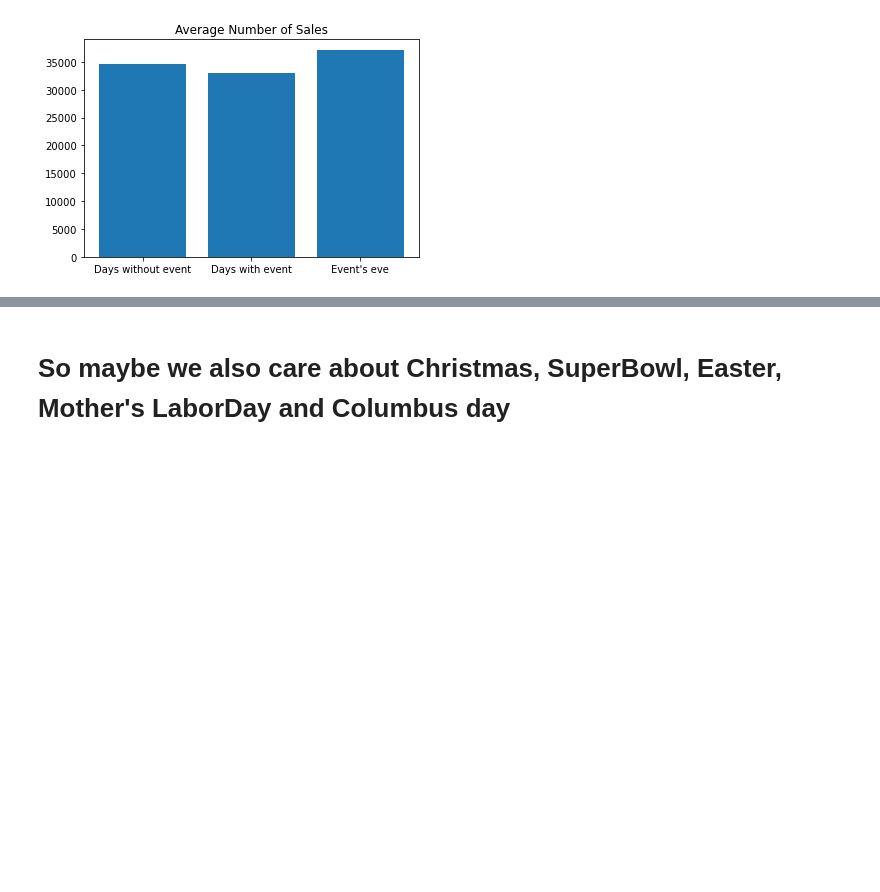
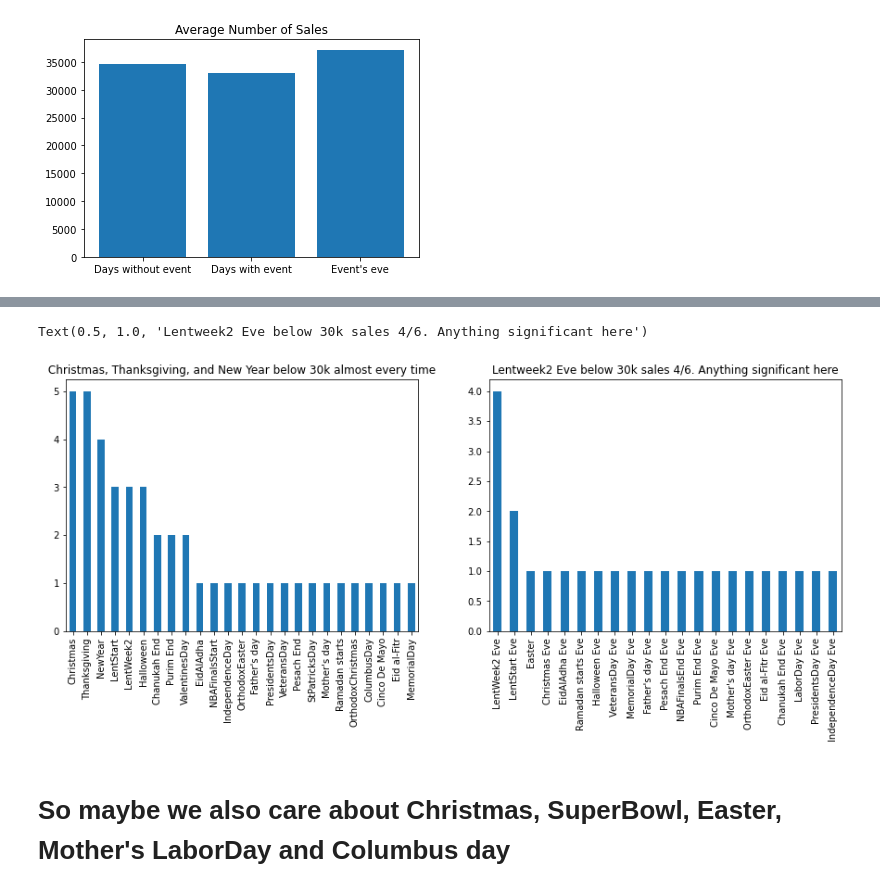
Before and after one commit to kanitjompuk40/GroupWork, a Jupyter notebook: AML/EDA_Jerry.ipynb, the cells around one changed output, grey strips where cells are left out. Cells and saved outputs as stored; diff of their text form; code cells hidden in the pictures; blank space fills up the shorter version.

Commit message:
added some analysis for the type of the events

```diff
--- a/AML/EDA_Jerry.ipynb
+++ b/AML/EDA_Jerry.ipynb
@@ -267,3 +267,14 @@ Text(0.5, 1.0, "Every year (5/5) on the eve of SuperBowl, Easter and mother's \n
+# %%
+fig,ax=plt.subplots(1,2,figsize=(15,5))
+
+cal[cal['total_sales']<30000]['event_name_1'].value_counts().plot(kind='bar',ax=ax[0])
+ax[0].set_title(" Christmas, Thanksgiving, and New Year below 30k almost every time ")
+
+cal[cal['total_sales']<30000]['event_name_2'].value_counts().plot(kind='bar',ax=ax[1])
+ax[1].set_title("Lentweek2 Eve below 30k sales 4/6. Anything significant here")
+# %% [output]
+Text(0.5, 1.0, 'Lentweek2 Eve below 30k sales 4/6. Anything significant here')
+[figure, added]
 # %% [markdown]
 # So maybe we also care about Christmas, SuperBowl, Easter, Mother's LaborDay and  Columbus day
 # %%
```
Also changed, not shown: parts of 1 cell of this notebook.
